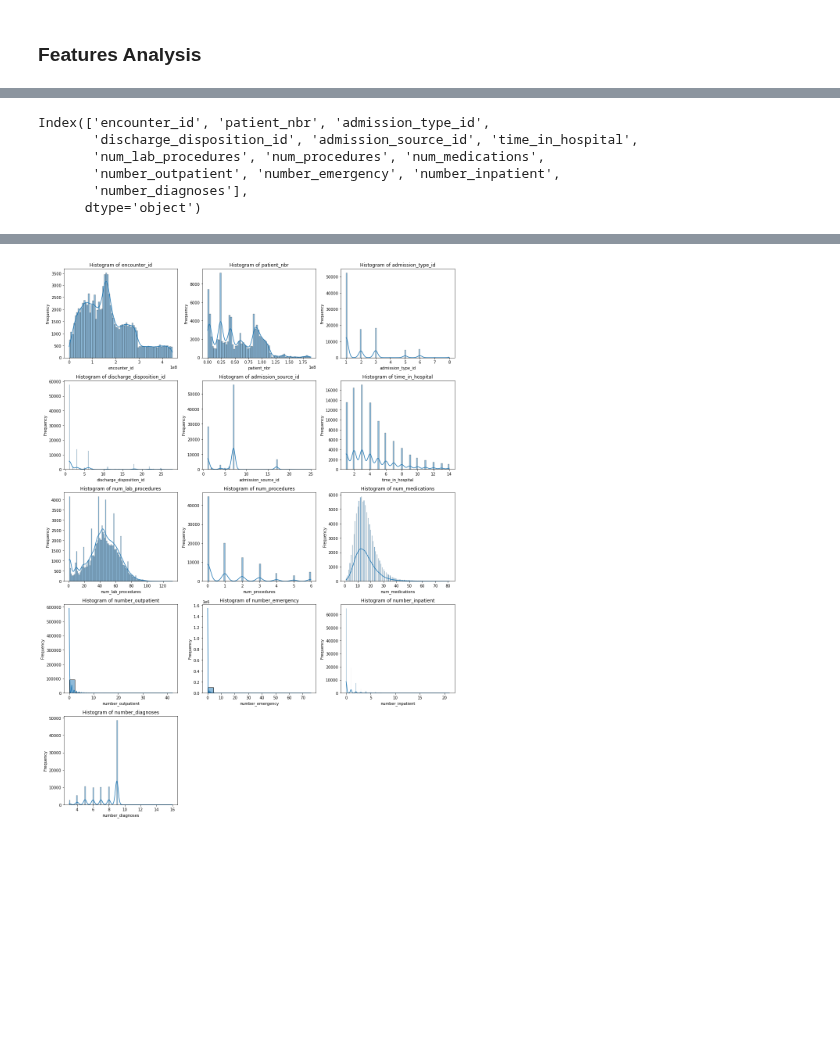
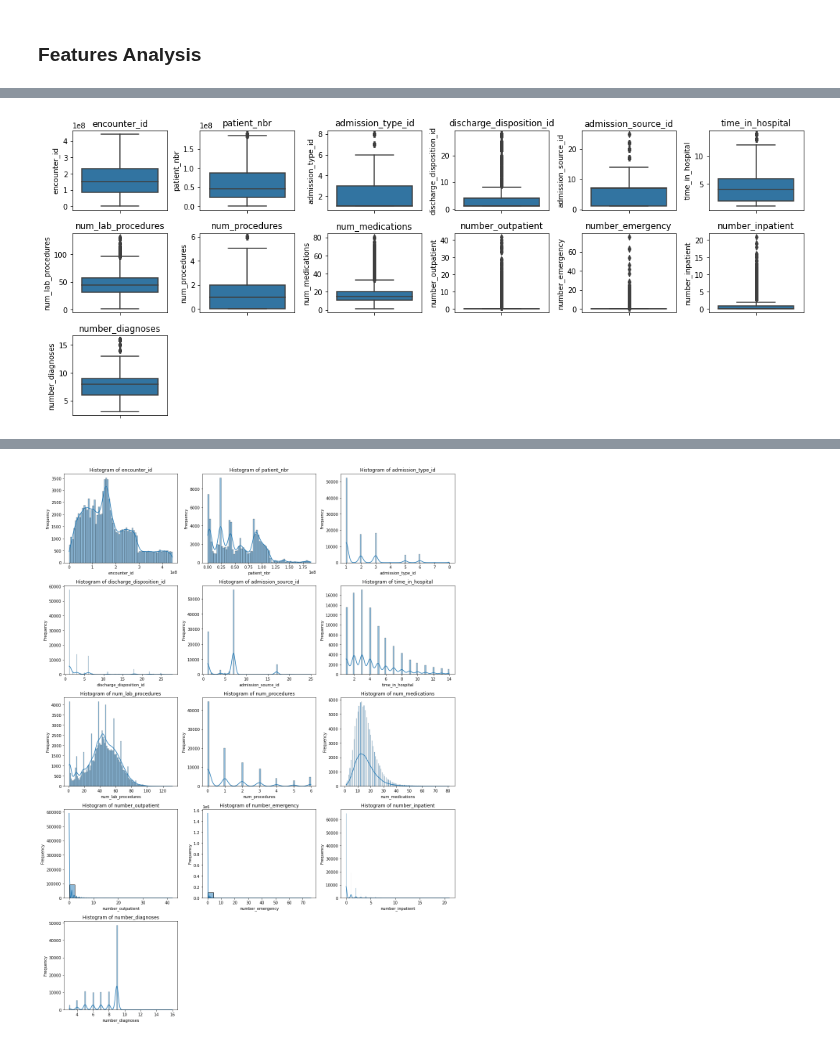
Before and after one commit to Jodhiamboapiyo/Diabetes_130-US_Hospitals_1999-2008, a Jupyter notebook: Notebooks/Agatha.ipynb, the cells around one changed output, grey strips where cells are left out. Drawn from its saved outputs; the diff is of its cells as text; code cells hidden in the pictures; blank space fills up the shorter version.

```diff
--- a/Notebooks/Agatha.ipynb
+++ b/Notebooks/Agatha.ipynb
@@ -218,21 +218,3 @@ df.isnull().sum().sum()
 0
 # %% [markdown]
 ### Features Analysis
-# %%
-import seaborn as sns
-import matplotlib.pyplot as plt
-# Set up the plot grid
-num_features_count = len(numeric_features)
-rows = (num_features_count // 3) + 1  # Arrange in rows of 3 for better visualization
-
-plt.figure(figsize=(15, 5 * rows))  # Dynamically adjust figure size
-
-# Plot each numeric feature against the target variable
-for i, col in enumerate(numeric_features):
-    plt.subplot(rows, 3, i + 1)
-    sns.boxplot(data=df, x=target, y=col)
-    plt.xticks(rotation=45)
-    plt.title(f"{col} vs Readmitted")
-
-plt.tight_layout()
-plt.show()
@@ -241,12 +221,19 @@ plt.show()
-# %%
-# display numerical columns
-numerical_columns = df.select_dtypes(include=['int64']).columns
-
-numerical_columns
-# %% [output]
-Index(['encounter_id', 'patient_nbr', 'admission_type_id',
-       'discharge_disposition_id', 'admission_source_id', 'time_in_hospital',
-       'num_lab_procedures', 'num_procedures', 'num_medications',
-       'number_outpatient', 'number_emergency', 'number_inpatient',
-       'number_diagnoses'],
-      dtype='object')
+# %%
+import matplotlib.pyplot as plt
+import seaborn as sns
+# Identify numerical columns
+numerical_columns = df.select_dtypes(include=['float64', 'int64']).columns
+
+#Function to plot boxplots for outliers visualization
+def plot_boxplots(df, cols):
+    plt.figure(figsize=(15, 10))
+    for i, col in enumerate(cols, 1):
+        plt.subplot(5, 6, i)
+        sns.boxplot(y=df[col])
+        plt.title(col)
+    plt.tight_layout()
+    plt.show()
+
+plot_boxplots(df, numerical_columns)
+# %% [output]
+[figure, added]
```
Also changed, not shown: parts of 54 cells of this notebook.
